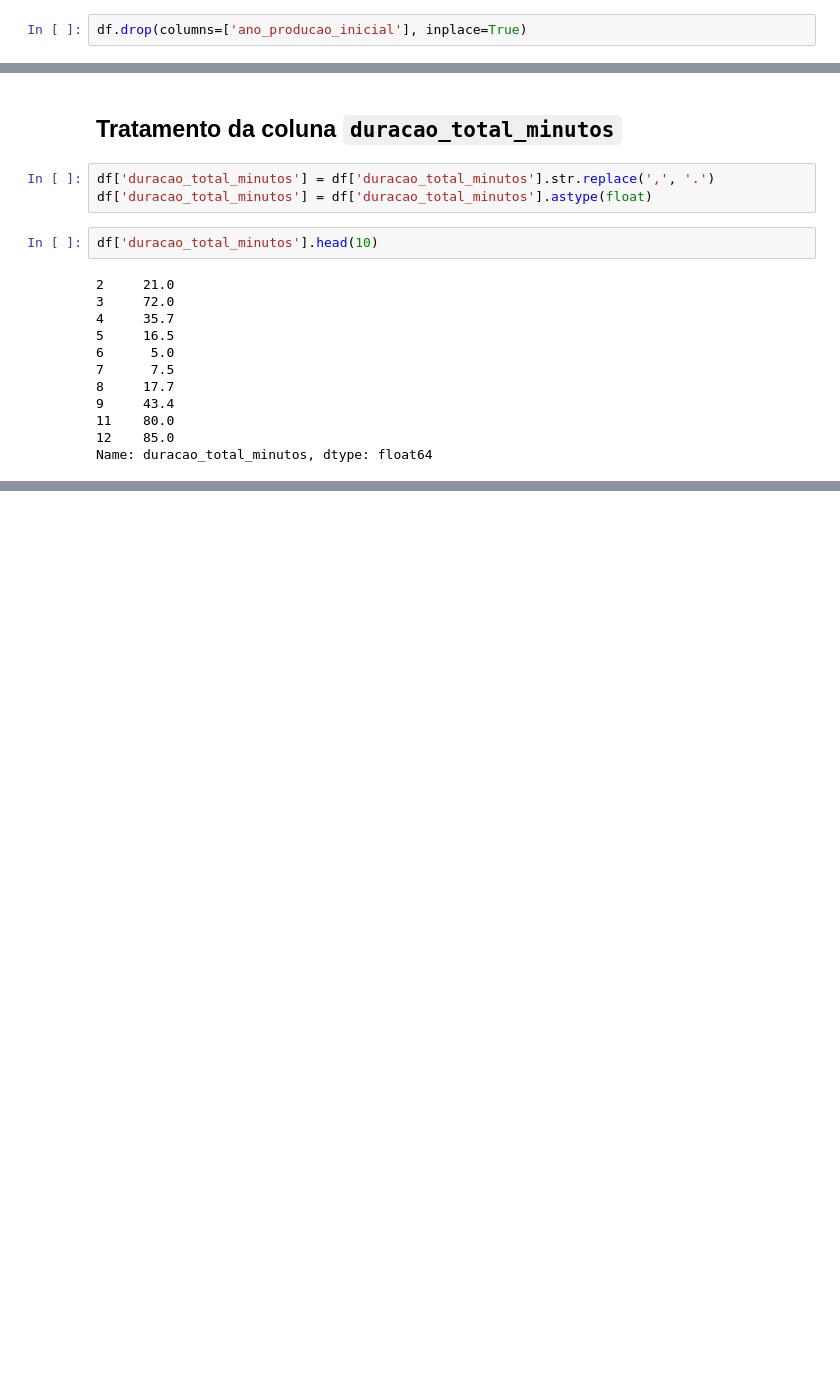
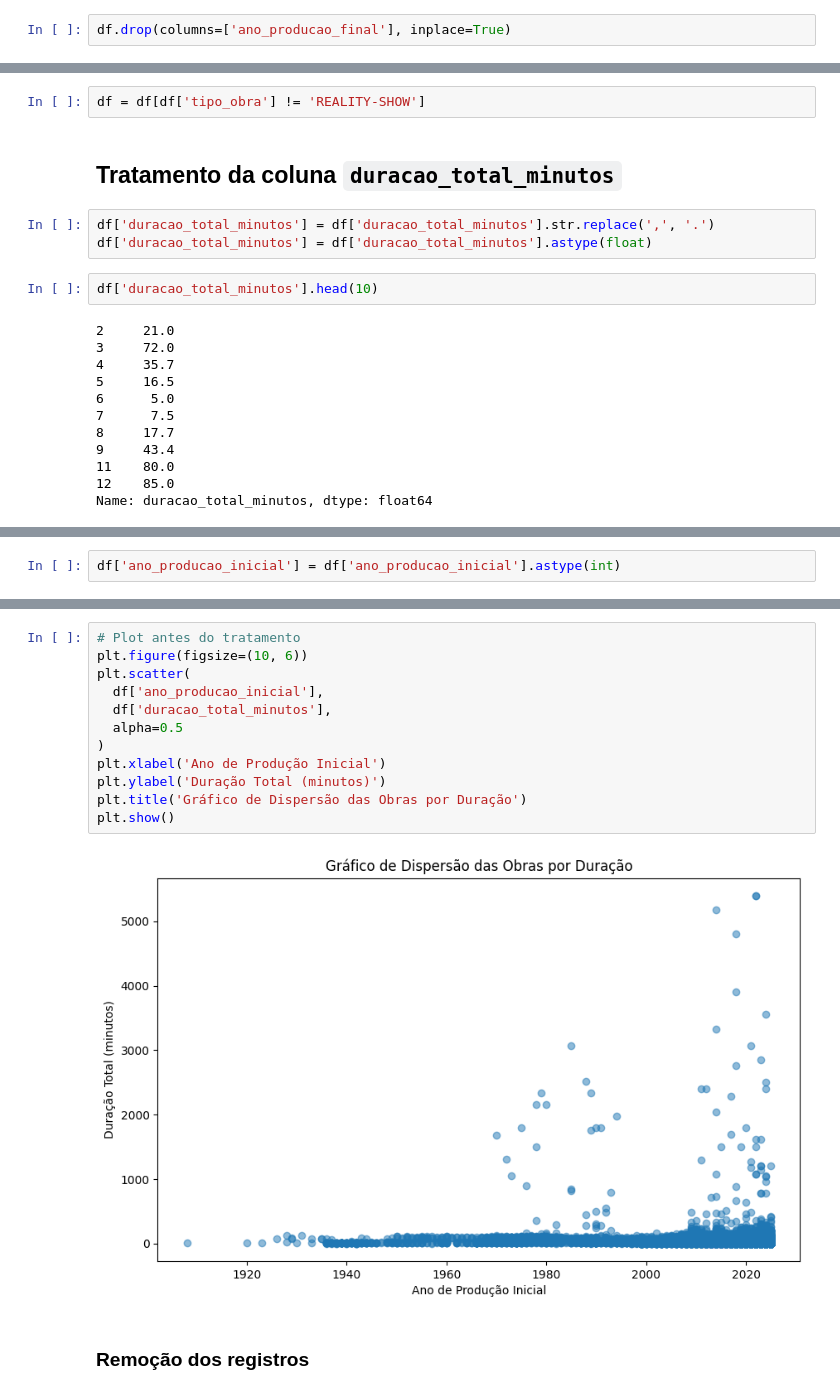
Before and after one commit to JamesIslan/analise-dados-ancine, a Jupyter notebook: src/obras-nao-publicitarias.ipynb, the cells around one changed output, grey strips where cells are left out. Cells and saved outputs as stored; diff of their text form; blank space fills up the shorter version.

Commit message:
feat: aprimoramento do tratamento em `obras-nao-publicitarias.ipynb`

```diff
--- a/src/obras-nao-publicitarias.ipynb
+++ b/src/obras-nao-publicitarias.ipynb
@@ -72,2 +73,2 @@ df.drop(columns=['quantidade_episodios'], inplace=True)
 # %%
-df.drop(columns=['ano_producao_inicial'], inplace=True)
+df.drop(columns=['ano_producao_final'], inplace=True)
@@ -105,3 +104,5 @@ df.drop(columns=['organizacao_temporal'], inplace=True)
+# %%
+df = df[df['tipo_obra'] != 'REALITY-SHOW']
 # %% [markdown]
 ## Tratamento da coluna `duracao_total_minutos`
 # %%
@@ -137,0 +127,2 @@ df.sort_values(by='duracao_total_minutos',ascending=False).head(10)
+# %%
+df['ano_producao_inicial'] = df['ano_producao_inicial'].astype(int)
@@ -137,0 +136,16 @@ df.sort_values(by='duracao_total_minutos',ascending=False).head(10)
+# %%
+# Plot antes do tratamento
+plt.figure(figsize=(10, 6))
+plt.scatter(
+  df['ano_producao_inicial'],
+  df['duracao_total_minutos'],
+  alpha=0.5
+)
+plt.xlabel('Ano de Produção Inicial')
+plt.ylabel('Duração Total (minutos)')
+plt.title('Gráfico de Dispersão das Obras por Duração')
+plt.show()
+# %% [output]
+[figure, added]
+# %% [markdown]
+### Remoção dos registros
```
Also changed, not shown: parts of 12 cells of this notebook.
